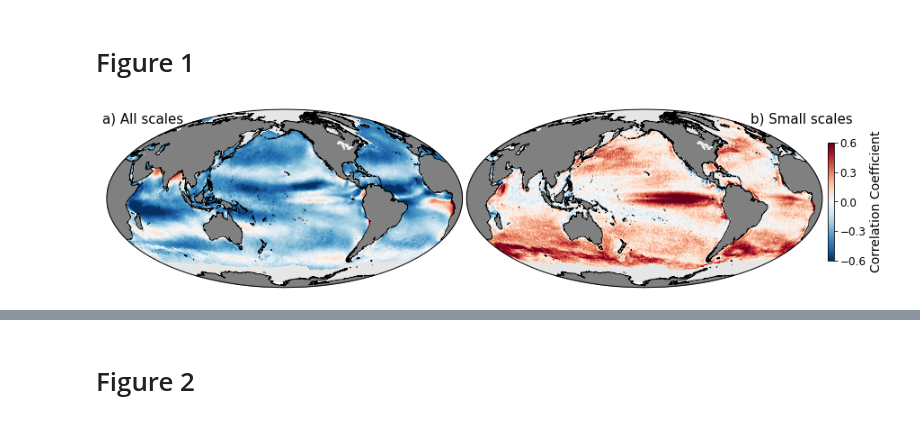
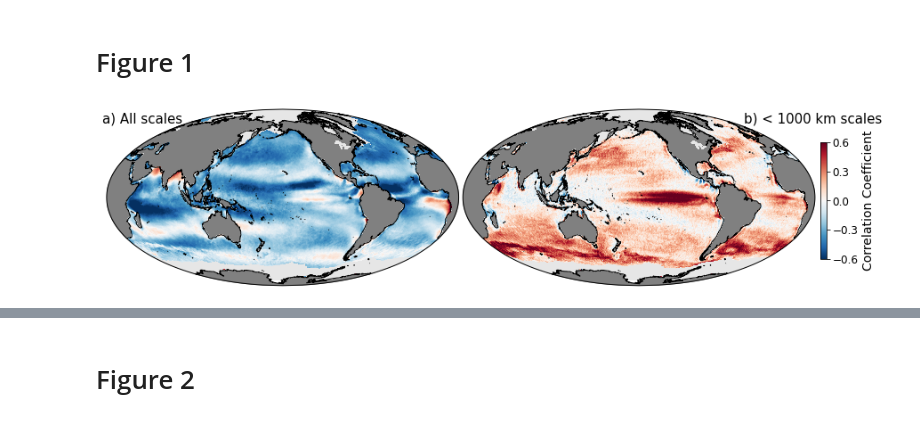
Before and after one commit to cgentemann/cloud_science, a Jupyter notebook: Butterfly/Butterfly_large_to_small_wind_sst_correlation.ipynb, the cells around one changed output, grey strips where cells are left out. Cells and saved outputs as stored; diff of their text form; code cells hidden in the pictures.

Commit message:
updated figure d-3

```diff
--- a/Butterfly/Butterfly_large_to_small_wind_sst_correlation.ipynb
+++ b/Butterfly/Butterfly_large_to_small_wind_sst_correlation.ipynb
@@ -48,34 +48,34 @@ ax1 = ax.set_position(pos2) # set a new position
 
 axt = plt.axes((.4, .8, .01, .01))
 axt.axis('off')
 axt.text(-38,5,'a) All scales',fontsize=15)
-axt.text(39,5,'b) Small scales',fontsize=15)
+axt.text(39,5,'b) < 1000 km scales',fontsize=15)
 tem=xr.concat([ds1.sel(lon=slice(20,360)),ds1.sel(lon=slice(0,20))],dim='lon')
 ax = plt.subplot(122,projection=ccrs.Mollweide(central_longitude=-160))
 #move lower figure up
 ax.add_feature(cfeature.LAND,facecolor='grey')
 ax.coastlines(resolution='50m', color='black', linewidth=1)
 ax0=ax.pcolormesh(tem.lon,tem.lat,tem.mask,vmin=0,vmax=10,cmap='binary',transform=ccrs.PlateCarree())
 ax1=ax.pcolormesh(tem.lon,tem.lat,tem.corrH,vmin=-vv,vmax=vv,cmap='RdBu_r',transform=ccrs.PlateCarree())
 
 pos1 = ax.get_position() # get the original position
 pos3 = [pos1.x0-0.095, pos1.y0,pos1.width*1.2, pos1.height*1.2]
 
 #add colorbar
 cax=plt.colorbar(ax1,ax=ax, shrink=.6, pad=0.01, ticks=[-.6,-.3,0,.3,.6])
 cax.set_label('Correlation Coefficient',fontsize=14)
 cax.ax.tick_params(labelsize=12)
 #pos1 = ax.get_position() # get the original position
 #pos2 = [pos1.x0, pos1.y0+.05,pos1.width, pos1.height]
 ax = ax.set_position(pos3) # set a new position
 #same for colorbar
 cax1 = cax.ax
 pos1 = cax1.get_position() # get the original position
 pos2 = [pos1.x0+.035, pos1.y0+.00,pos1.width, pos1.height*1.2]
 cax2 = cax1.set_position(pos2) # set a new position
 #axt = plt.axes((.4, .13, .01, .01))
 #axt.axis('off')
-fig.savefig(adir_figs+'figure1_small_ver2.png', dpi=500)
-fig.savefig(adir_figs+'figure1_small_ver2.pdf')
+fig.savefig(adir_figs+'figure1_small_ver3.png', dpi=500)
+fig.savefig(adir_figs+'figure1_small_ver3.pdf')
 # %% [output]
-[figure, old version]
+[figure, new version]
```
Also changed, not shown: parts of 1 cell of this notebook.
